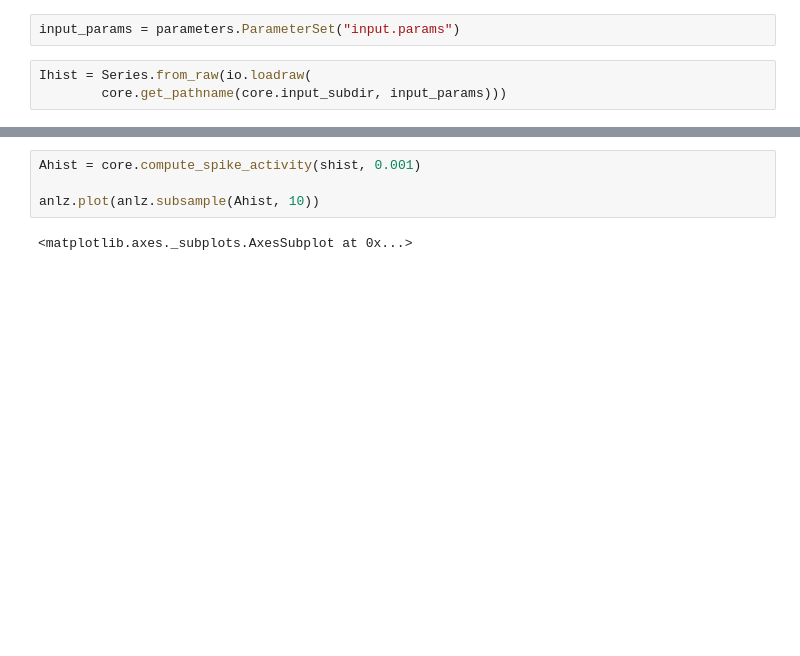
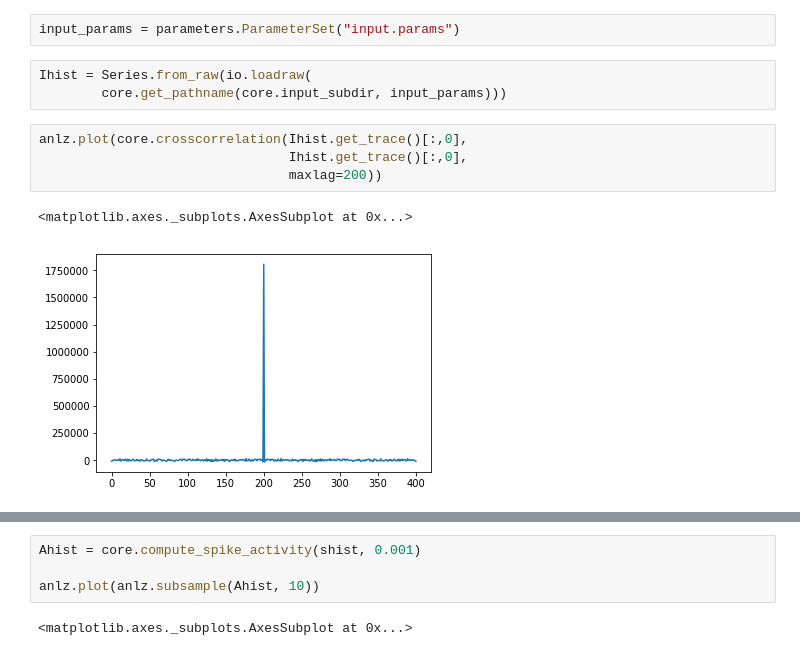
Before and after one commit to mackelab/mesoGIF, a Jupyter notebook: fsGIF2.ipynb, the cells around one changed output, grey strips where cells are left out. Saved outputs shown, nothing was run; the diff lists cells and outputs as text; blank space fills up the shorter version.

```diff
--- a/fsGIF2.ipynb
+++ b/fsGIF2.ipynb
@@ -26,3 +27,10 @@ input_params = parameters.ParameterSet("input.params")
 # %%
 Ihist = Series.from_raw(io.loadraw(
         core.get_pathname(core.input_subdir, input_params)))
+# %%
+anlz.plot(core.crosscorrelation(Ihist.get_trace()[:,0],
+                                Ihist.get_trace()[:,0],
+                                maxlag=200))
+# %% [output]
+<matplotlib.axes._subplots.AxesSubplot at 0x...>
+[figure, added]
```
Also changed, not shown: parts of 8 cells of this notebook, 1 other file.
